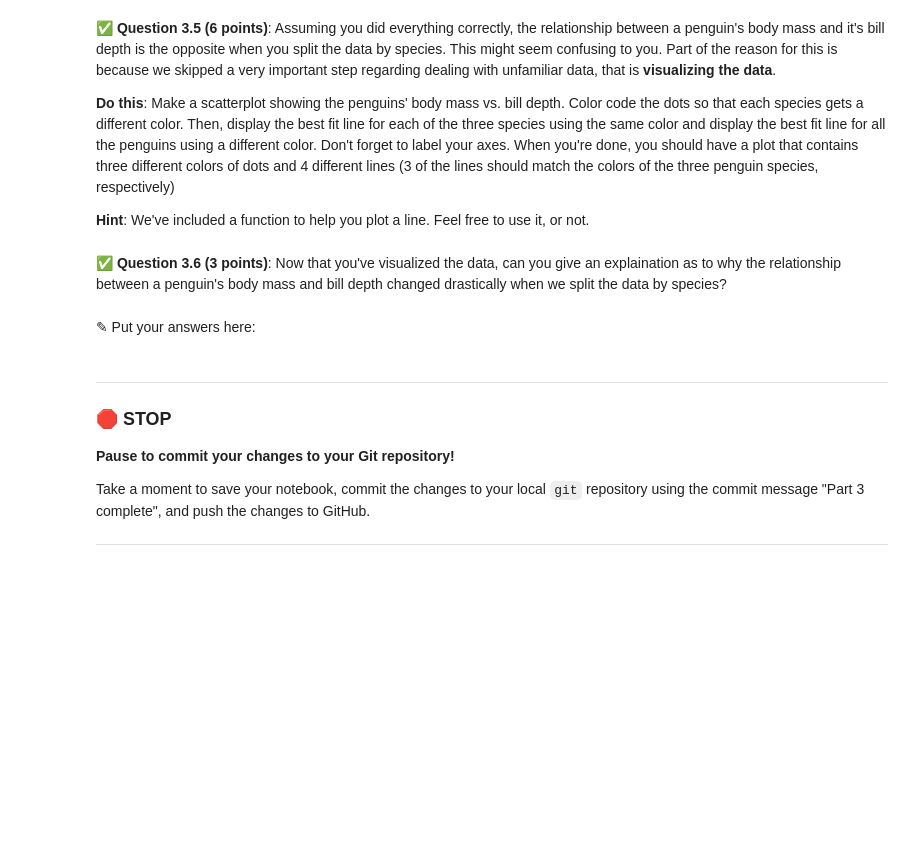
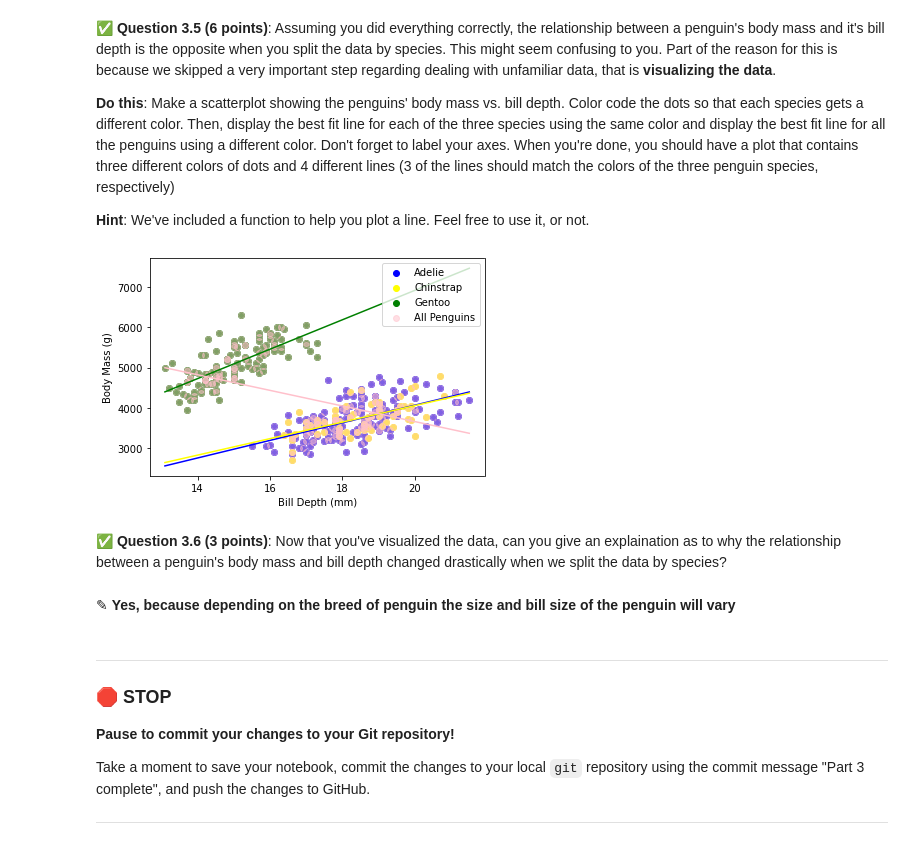
Before and after one commit to LegendaryAnt/test-git, a Jupyter notebook: HW-03_Regression-STUDENT.ipynb, the cells around one changed output. Saved outputs shown, nothing was run; the diff lists cells and outputs as text; code cells hidden in the pictures; blank space fills up the shorter version.

```diff
--- a/HW-03_Regression-STUDENT.ipynb
+++ b/HW-03_Regression-STUDENT.ipynb
@@ -70,0 +75,6 @@ Note, that while Parts 3, 4, and 5 are designed to be workable independent of ea
+# %%
+# Put your code here
+import pandas as pd
+pen_data= pd.read_csv("penguins_size.csv")
+pen_data=pd.DataFrame(data=pen_data)
+pen_data.tail()
@@ -72,3 +89,5 @@ Note, that while Parts 3, 4, and 5 are designed to be workable independent of ea
 &#9989;  **Question 2.3 (2 points)**: You should notice that a few of rows have `NaN` values. Some penguins don't like to stay still long enough to be measured <("). Drop these rows from the DataFrame and redisplay the dataframe to show that these rows were removed.
 # %%
 # Put your code here
+clean_pen_data=pen_data.dropna()
+print(len(clean_pen_data),len(pen_data))
@@ -80,0 +100,8 @@ Note, that while Parts 3, 4, and 5 are designed to be workable independent of ea
+# %%
+
+adelie_df = clean_pen_data[clean_pen_data['species'] == 'Adelie']
+chinstrap_df =clean_pen_data[clean_pen_data['species'] == 'Chinstrap']
+gentoo_df = clean_pen_data[clean_pen_data['species'] == 'Gentoo']
+
+# Display at least one of the new DataFrames
+adelie_df.head()
@@ -146,10 +277,49 @@ def plot_line(slope, intercept, xmin, xmax, color):
     xline = np.array([xmin,xmax])
     yline = slope*xline+intercept
     plt.plot(xline,yline,color)
+# %%
+adelie_slope= 218.20
+adelie_intercept=-297.38
+chinstrap_slope= 204.62
+chinstrap_intercept= -36.21
+gentoo_slope= 364.81
+gentoo_intercept= -382.54
+all_penguins_slope= -193.44
+all_penguins_intercept= 7528.62
+
+
+plt.scatter(adelie_df['bill_depth_mm'], adelie_df['body_mass_g'], label='Adelie', color='blue')
+plt.scatter(chinstrap_df['bill_depth_mm'], chinstrap_df['body_mass_g'], label='Chinstrap', color='yellow')
+plt.scatter(gentoo_df['bill_depth_mm'], gentoo_df['body_mass_g'], label='Gentoo', color='green')
+plt.scatter(clean_pen_data['bill_depth_mm'], clean_pen_data['body_mass_g'], label='All Penguins', color='pink', alpha=0.5)
+
+plot_line(adelie_slope, adelie_intercept,
+          xmin=min(clean_pen_data['bill_depth_mm']), xmax=max(clean_pen_data['bill_depth_mm']),
+          color='blue')
+
+plot_line(chinstrap_slope, chinstrap_intercept,
+          xmin=min(clean_pen_data['bill_depth_mm']), xmax=max(clean_pen_data['bill_depth_mm']),
+          color='yellow')
+
+plot_line(gentoo_slope, gentoo_intercept,
+          xmin=min(clean_pen_data['bill_depth_mm']), xmax=max(clean_pen_data['bill_depth_mm']),
+          color='green')
+
+plot_line(all_penguins_slope, all_penguins_intercept,
+          xmin=min(clean_pen_data['bill_depth_mm']), xmax=max(clean_pen_data['bill_depth_mm']),
+          color='pink')
+
+
+plt.xlabel('Bill Depth (mm)')
+plt.ylabel('Body Mass (g)')
+plt.legend()
+plt.show()
+# %% [output]
+[figure, added]
 # %% [markdown]
 &#9989;  **Question 3.6 (3 points)**: Now that you've visualized the data, can you give an explaination as to why the relationship between a penguin's body mass and bill depth changed drastically when we split the data by species?
-# %% [markdown]
-<font size=+3>&#9998;</font> Put your answers here:
+# %% [markdown]
+<font size=+3>&#9998;</font> **Yes, because depending on the breed of penguin the size and bill size of the penguin will vary**
 # %% [markdown]
 ---
 ### &#128721; STOP
```
Also changed, not shown: parts of 41 cells of this notebook.
